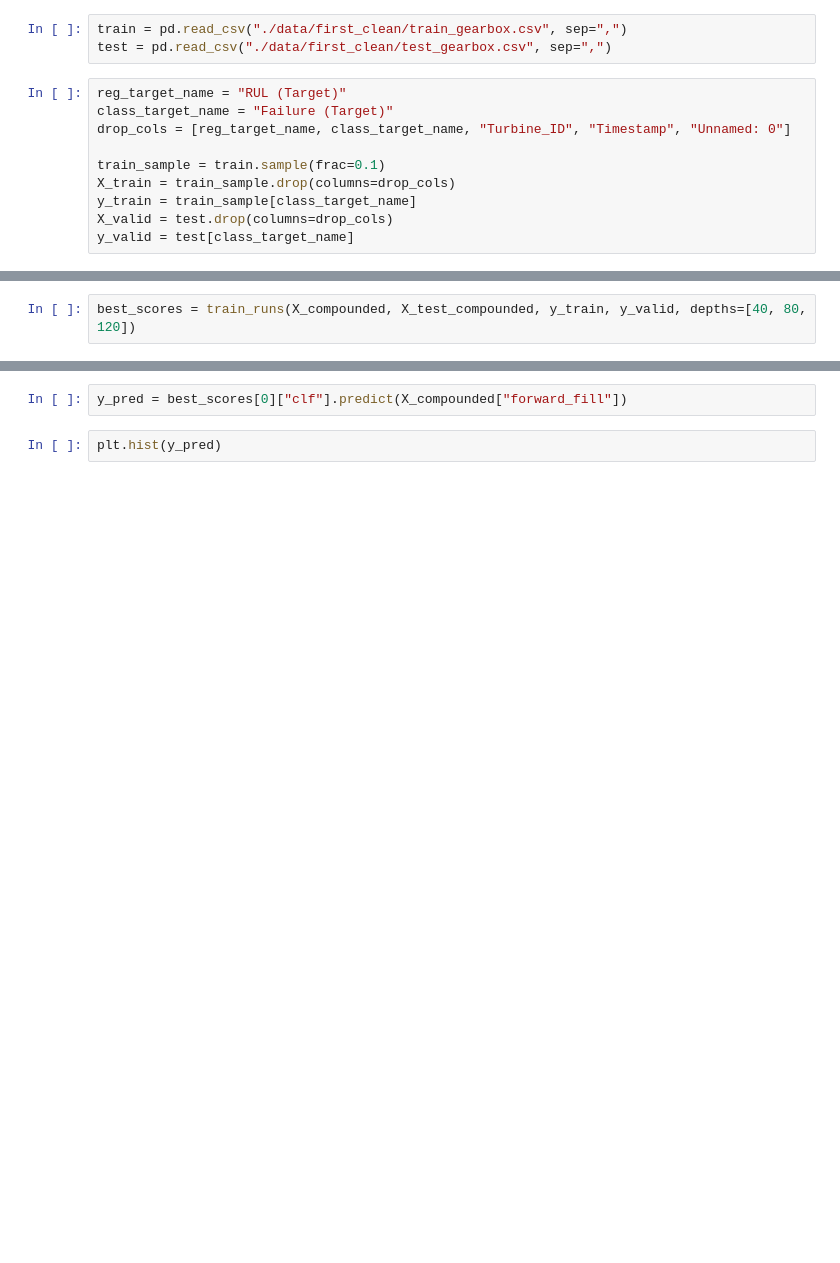
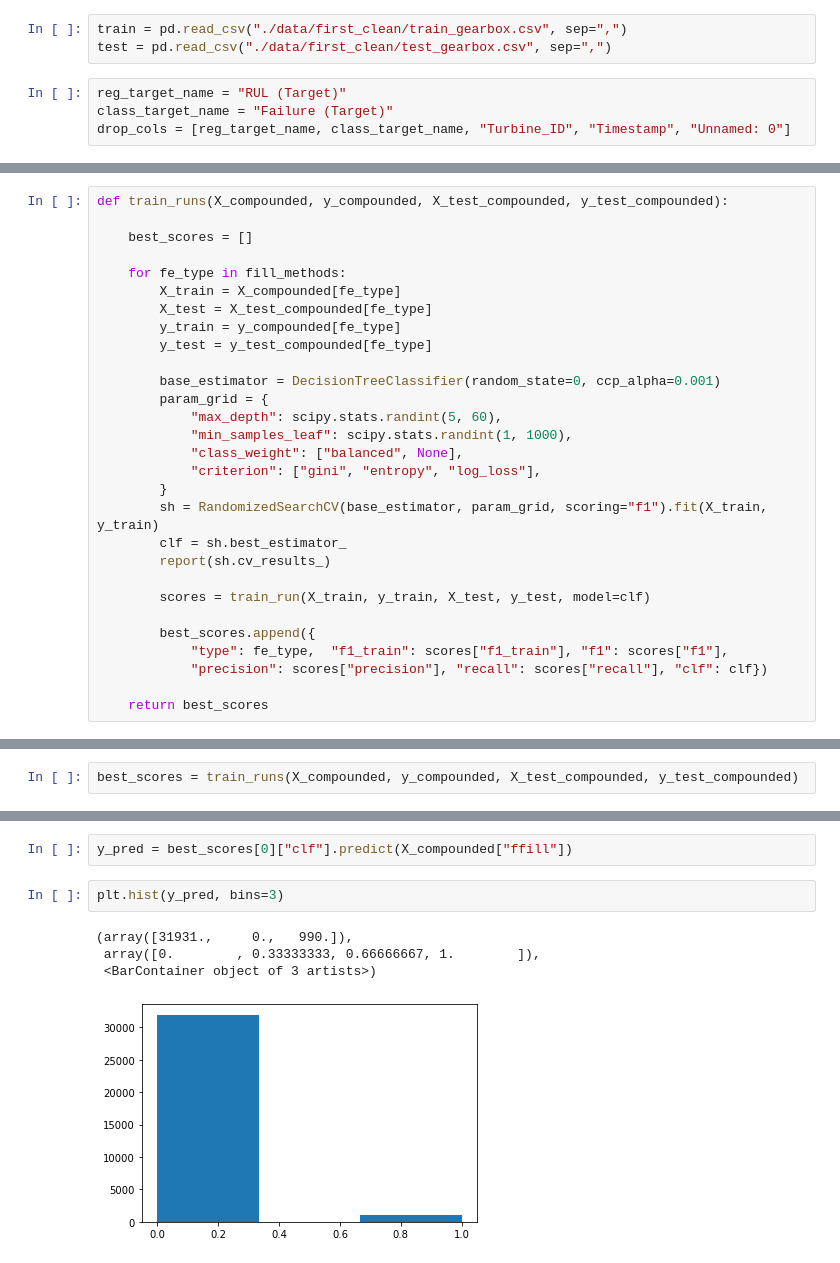
Before and after one commit to Bizis-Thowl/XAI_wind_turbines, a Jupyter notebook: Auto Data Preparation.ipynb, the cells around one changed output, grey strips where cells are left out. Drawn from its saved outputs; the diff is of its cells as text; blank space fills up the shorter version.

```diff
--- a/Auto Data Preparation.ipynb
+++ b/Auto Data Preparation.ipynb
@@ -15,9 +13,3 @@ test = pd.read_csv("./data/first_clean/test_gearbox.csv", sep=",")
 reg_target_name = "RUL (Target)"
 class_target_name = "Failure (Target)"
 drop_cols = [reg_target_name, class_target_name, "Turbine_ID", "Timestamp", "Unnamed: 0"]
-
-train_sample = train.sample(frac=0.1)
-X_train = train_sample.drop(columns=drop_cols)
-y_train = train_sample[class_target_name]
-X_valid = test.drop(columns=drop_cols)
-y_valid = test[class_target_name]
@@ -87,0 +90,29 @@ def train_runs(X_compound, X_test_compound, y_train, y_test, depths=[5]):
+# %%
+def train_runs(X_compounded, y_compounded, X_test_compounded, y_test_compounded):
+
+    best_scores = []
+
+    for fe_type in fill_methods:
+        X_train = X_compounded[fe_type]
+        X_test = X_test_compounded[fe_type]
+        y_train = y_compounded[fe_type]
+        y_test = y_test_compounded[fe_type]
+
+        base_estimator = DecisionTreeClassifier(random_state=0, ccp_alpha=0.001)
+        param_grid = {
+            "max_depth": scipy.stats.randint(5, 60),
+            "min_samples_leaf": scipy.stats.randint(1, 1000),
+            "class_weight": ["balanced", None],
+            "criterion": ["gini", "entropy", "log_loss"],
+        }
+        sh = RandomizedSearchCV(base_estimator, param_grid, scoring="f1").fit(X_train, y_train)
+        clf = sh.best_estimator_
+        report(sh.cv_results_)
+
+        scores = train_run(X_train, y_train, X_test, y_test, model=clf)
+
+        best_scores.append({
+            "type": fe_type,  "f1_train": scores["f1_train"], "f1": scores["f1"],
+            "precision": scores["precision"], "recall": scores["recall"], "clf": clf})
+
+    return best_scores
@@ -88,2 +121,2 @@ def train_runs(X_compound, X_test_compound, y_train, y_test, depths=[5]):
 # %%
-best_scores = train_runs(X_compounded, X_test_compounded, y_train, y_valid, depths=[40, 80, 120])
+best_scores = train_runs(X_compounded, y_compounded, X_test_compounded, y_test_compounded)
@@ -90,4 +161,9 @@ best_scores = train_runs(X_compounded, X_test_compounded, y_train, y_valid, dept
 # %%
-y_pred = best_scores[0]["clf"].predict(X_compounded["forward_fill"])
+y_pred = best_scores[0]["clf"].predict(X_compounded["ffill"])
 # %%
-plt.hist(y_pred)
+plt.hist(y_pred, bins=3)
+# %% [output]
+(array([31931.,     0.,   990.]),
+ array([0.        , 0.33333333, 0.66666667, 1.        ]),
+ <BarContainer object of 3 artists>)
+[figure, added]
```
Also changed, not shown: parts of 14 cells of this notebook, 6 other files.
